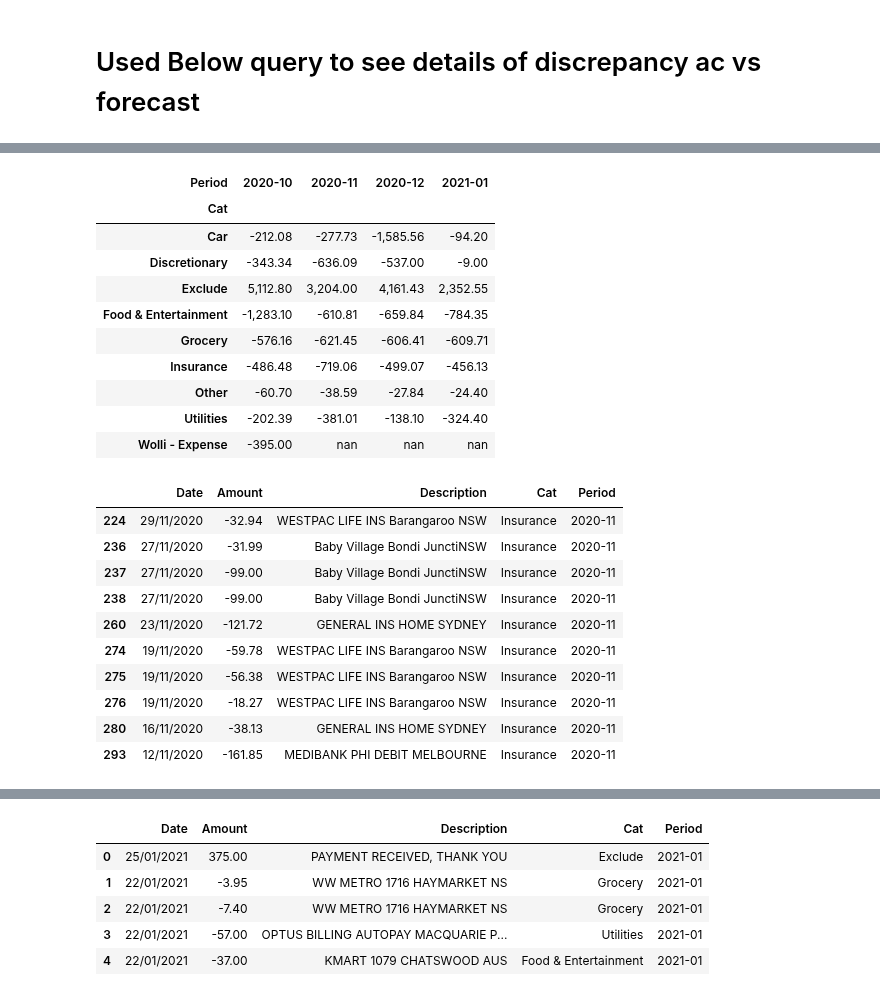
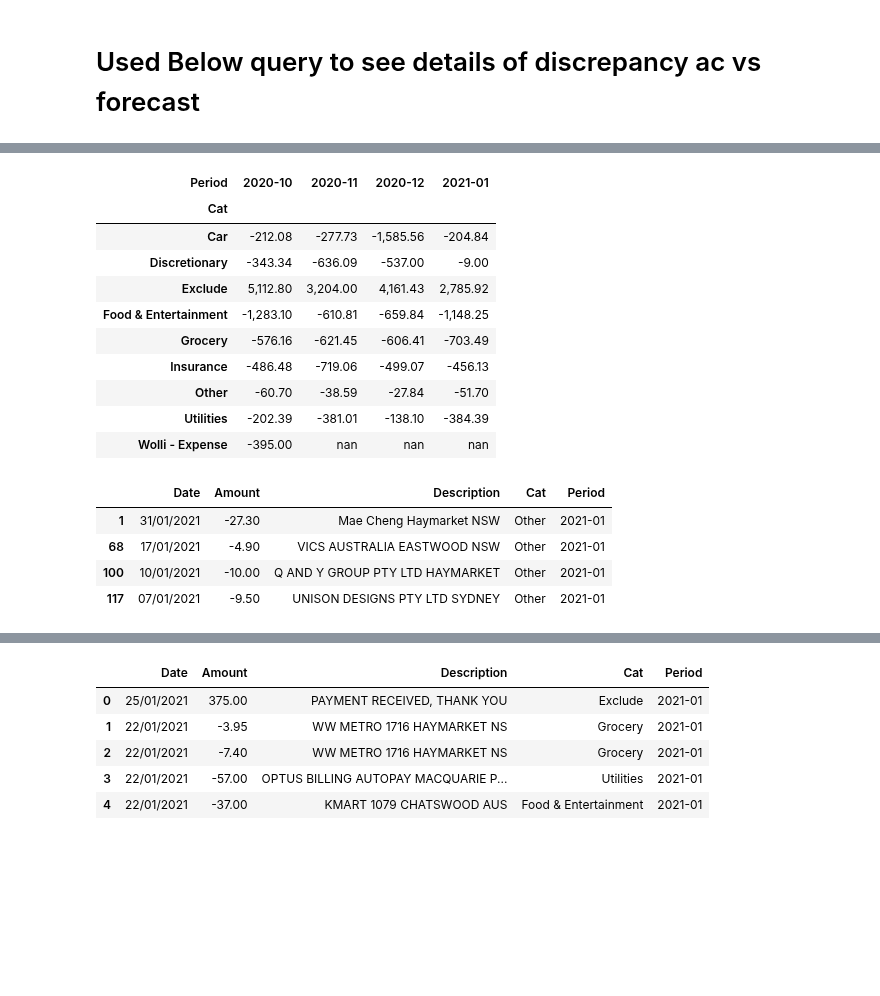
Before and after one commit to RonnyCh/mydsbook, a Jupyter notebook: BUDGETING.ipynb, the cells around one changed output, grey strips where cells are left out. Saved outputs shown, nothing was run; the diff lists cells and outputs as text; code cells hidden in the pictures; blank space fills up the shorter version.

```diff
--- a/BUDGETING.ipynb
+++ b/BUDGETING.ipynb
@@ -12,7 +13,7 @@ def cat(mytext):
     WolliInterest    = ['LN REPAY 778047926','wolli expense','package annual']
     ThePondRent      = ['harcourts','hills Prestige','hillside','the pond income']
     ThePondInterest  = ['876891821','778047934','the pond expense','admiral']
-    Grocery          = ['Coles','woolworths','woolworth','tongli','WW Metro','supermarket','iga']
+    Grocery          = ['Coles','woolworths','woolworth','tongli','WW Metro','supermarket','iga','munch']
     Entertainment    = ['rebel','chemist','mcdonald','malatang','kmart','office','chatime','kogan','tea','indo'
                        ,'pondok','bread','subway','gong','chinese','kfc','mie','ciak','japanese','thai',
                        'saigon','bakery','racha','taste','food','card pocket money','sushi','domino','coffee',
@@ -21,7 +22,7 @@ def cat(mytext):
                        '7-eleven','merlin','golden summit','lamb','the growers','pancake','petok','pendopo',
                        'makan','grandbuy','churro','harry','big w','jim','martabak','emperors','pork','juice'
                        ,'chai','kopi','target','mart','butcher','sawah','water','aqua','sheng','crocodile'
-                       ,'mumbai','indian','nandos']
+                       ,'mumbai','indian','nandos','pho','curry','kitchen','Cook','Pastry']
     Salary           = ['salary']
     Utilities        = ['TPG','ENERGY','AGL','Netflix','OPTUS','Gas','Electricity','Telco','Prime']
     Insurance        = ['life','ins','medibank']
@@ -260,7 +262,7 @@ import pandas as pd
 
 
 
-card = pd.read_csv(r'/Users/ronny/Downloads/CSVData-11.csv', header=None,usecols=[0,1,2])
+card = pd.read_csv(r'/Users/ronny/Downloads/CSVData-13.csv', header=None,usecols=[0,1,2])
 card.columns=['Date','Amount','Description']
 card['Cat'] = card.apply(lambda x:cat(x['Description']),axis=1)
 card['Cat'].fillna('Other',inplace=True)
@@ -271,29 +273,23 @@ pd.pivot_table(card, values='Amount', index=['Cat'],
 # %% [output]
 | Period | 2020-10 | 2020-11 | 2020-12 | 2021-01 |
 | Cat |  |  |  |  |
-| Car | -212.08 | -277.73 | -1,585.56 | -94.20 |
+| Car | -212.08 | -277.73 | -1,585.56 | -204.84 |
 | Discretionary | -343.34 | -636.09 | -537.00 | -9.00 |
-| Exclude | 5,112.80 | 3,204.00 | 4,161.43 | 2,352.55 |
-| Food & Entertainment | -1,283.10 | -610.81 | -659.84 | -784.35 |
-| Grocery | -576.16 | -621.45 | -606.41 | -609.71 |
+| Exclude | 5,112.80 | 3,204.00 | 4,161.43 | 2,785.92 |
+| Food & Entertainment | -1,283.10 | -610.81 | -659.84 | -1,148.25 |
+| Grocery | -576.16 | -621.45 | -606.41 | -703.49 |
 | Insurance | -486.48 | -719.06 | -499.07 | -456.13 |
-| Other | -60.70 | -38.59 | -27.84 | -24.40 |
-| Utilities | -202.39 | -381.01 | -138.10 | -324.40 |
+| Other | -60.70 | -38.59 | -27.84 | -51.70 |
+| Utilities | -202.39 | -381.01 | -138.10 | -384.39 |
 | Wolli - Expense | -395.00 | nan | nan | nan |
 # %%
-card[(card['Period']=='2020-11') & (card['Cat']=='Insurance')]
+card[(card['Period']=='2021-01') & (card['Cat']=='Other')].head(60)
 # %% [output]
 |  | Date | Amount | Description | Cat | Period |
-| 224 | 29/11/2020 | -32.94 | WESTPAC LIFE INS Barangaroo NSW | Insurance | 2020-11 |
-| 236 | 27/11/2020 | -31.99 | Baby Village Bondi JunctiNSW | Insurance | 2020-11 |
-| 237 | 27/11/2020 | -99.00 | Baby Village Bondi JunctiNSW | Insurance | 2020-11 |
-| 238 | 27/11/2020 | -99.00 | Baby Village Bondi JunctiNSW | Insurance | 2020-11 |
-| 260 | 23/11/2020 | -121.72 | GENERAL INS HOME SYDNEY | Insurance | 2020-11 |
-| 274 | 19/11/2020 | -59.78 | WESTPAC LIFE INS Barangaroo NSW | Insurance | 2020-11 |
-| 275 | 19/11/2020 | -56.38 | WESTPAC LIFE INS Barangaroo NSW | Insurance | 2020-11 |
-| 276 | 19/11/2020 | -18.27 | WESTPAC LIFE INS Barangaroo NSW | Insurance | 2020-11 |
-| 280 | 16/11/2020 | -38.13 | GENERAL INS HOME SYDNEY | Insurance | 2020-11 |
-| 293 | 12/11/2020 | -161.85 | MEDIBANK PHI DEBIT MELBOURNE | Insurance | 2020-11 |
+| 1 | 31/01/2021 | -27.30 | Mae Cheng Haymarket NSW | Other | 2021-01 |
+| 68 | 17/01/2021 | -4.90 | VICS AUSTRALIA EASTWOOD NSW | Other | 2021-01 |
+| 100 | 10/01/2021 | -10.00 | Q AND Y GROUP PTY LTD HAYMARKET | Other | 2021-01 |
+| 117 | 07/01/2021 | -9.50 | UNISON DESIGNS PTY LTD SYDNEY | Other | 2021-01 |
 # %%
 card[card['Cat']=='Other'].head(60)
 # %% [output]
```
Also changed, not shown: parts of 6 cells of this notebook.
